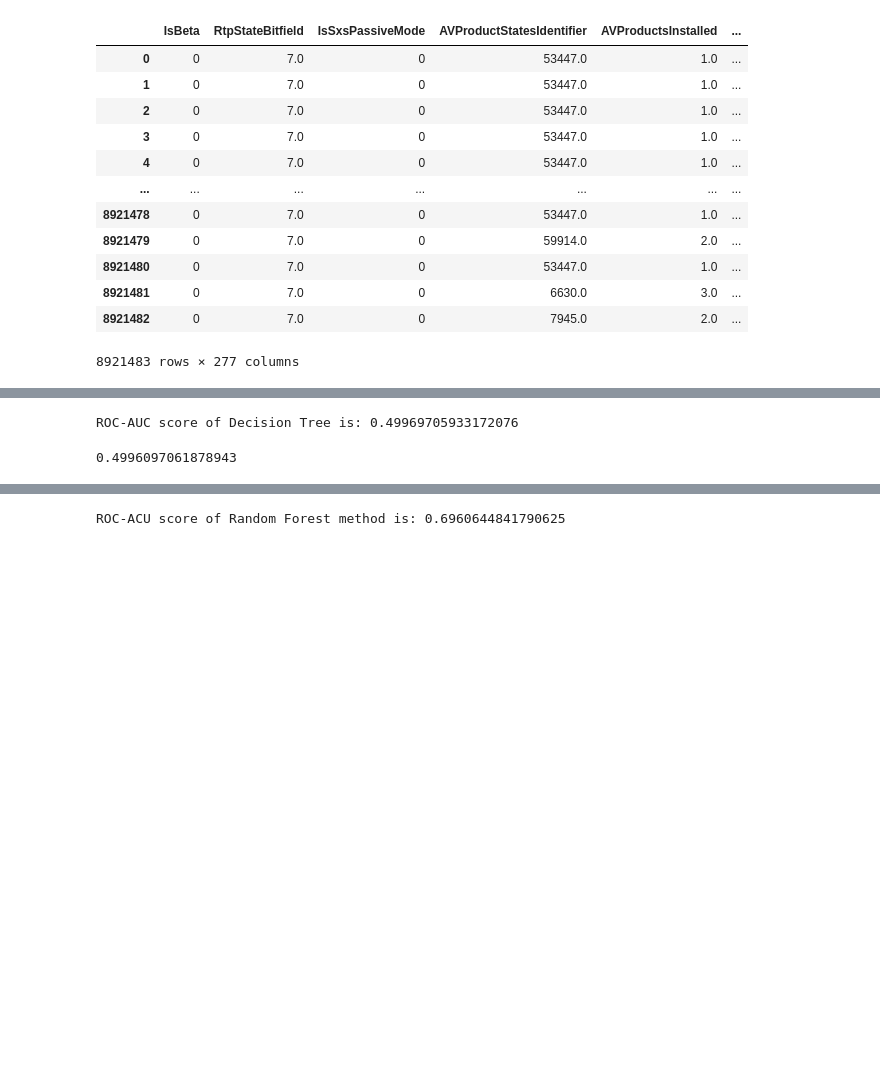
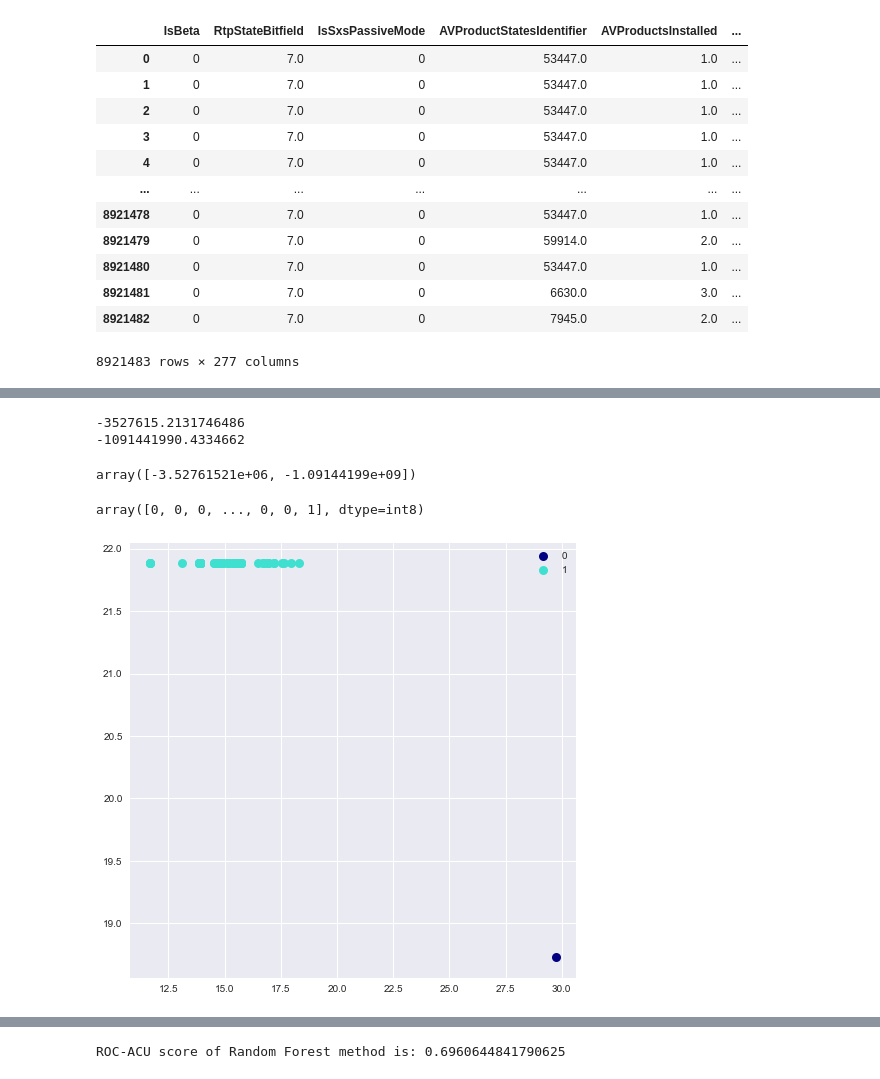
Before and after one commit to jacquelineguo/DS_Capstone_2, a Jupyter notebook: Capstone_Project_Microsoft_Malware_Prediction.ipynb, the cells around one changed output, grey strips where cells are left out. Saved outputs shown, nothing was run; the diff lists cells and outputs as text; code cells hidden in the pictures; blank space fills up the shorter version.

```diff
--- a/Capstone_Project_Microsoft_Malware_Prediction.ipynb
+++ b/Capstone_Project_Microsoft_Malware_Prediction.ipynb
@@ -455,3 +347,0 @@ plot_category_percent_of_target(col)
-# %%
-col = cat_features[24]
-plot_category_percent_of_target(col)
@@ -460,3 +347,0 @@ plot_category_percent_of_target(col)
-# %%
-col = cat_features[25]
-plot_category_percent_of_target(col)
@@ -669,0 +573,13 @@ sns.heatmap(cor)
+# %%
+from sklearn.linear_model import LogisticRegression
+from sklearn.model_selection import train_test_split
+
+X=df1.drop('HasDetections', axis=1)
+y=df1.HasDetections
+X_train, X_test, y_train, y_test = train_test_split(X, y, test_size=0.25)
+clf = LogisticRegression(C=0.05)
+clf.fit(X_train, y_train)
+y_pred = clf.predict(X_test)
+from sklearn.metrics import accuracy_score
+a_score = accuracy_score(y_test, y_pred)
+a_score
@@ -681,14 +669,4 @@ y_pred = clf.predict(X_test)
 # %%
 from sklearn.metrics import roc_auc_score
-from sklearn.metrics import roc_curve
-from sklearn.metrics import auc
-roc_score = roc_auc_score(y_test, y_pred)
-print('ROC-AUC score of Decision Tree is: ' + str(roc_score))
+roc_score_rf = roc_auc_score(y_test, y_pred_rf)
+print('ROC-ACU score of Random Forest method is: ' + str(roc_score_rf))
-# %% [output]
-ROC-AUC score of Decision Tree is: 0.49969705933172076
-# %%
-from sklearn.metrics import accuracy_score
-a_score = accuracy_score(y_test, y_pred)
-a_score
-# %% [output]
-0.4996097061878943
@@ -694,0 +689,29 @@ a_score
+# %%
+from sklearn.decomposition import PCA
+
+pca = PCA(n_components=2)
+x_test_pca = pca.fit_transform(X_test)
+# %%
+print(x_test_pca[0, 0])
+print(x_test_pca[0, 1])
+x_test_pca[0]
+# %% [output]
+-3527615.2131746486
+-1091441990.4334662
+array([-3.52761521e+06, -1.09144199e+09])
+# %%
+y_pred
+# %% [output]
+array([0, 0, 0, ..., 0, 0, 1], dtype=int8)
+# %%
+colors = ['navy', 'turquoise']
+
+plt.figure(figsize=(8, 8))
+for color, i, target_name in zip(colors, [0, 1], [0, 1]):
+    plt.scatter(np.log(x_test_pca[y_pred == i, 0]), np.log(x_test_pca[y_pred == i, 1]),
+                color=color, lw=2, label=target_name)
+plt.legend(loc="best", shadow=False, scatterpoints=1)
+
+plt.show()
+# %% [output]
+[figure, added]
```
Also changed, not shown: parts of 48 cells of this notebook.
